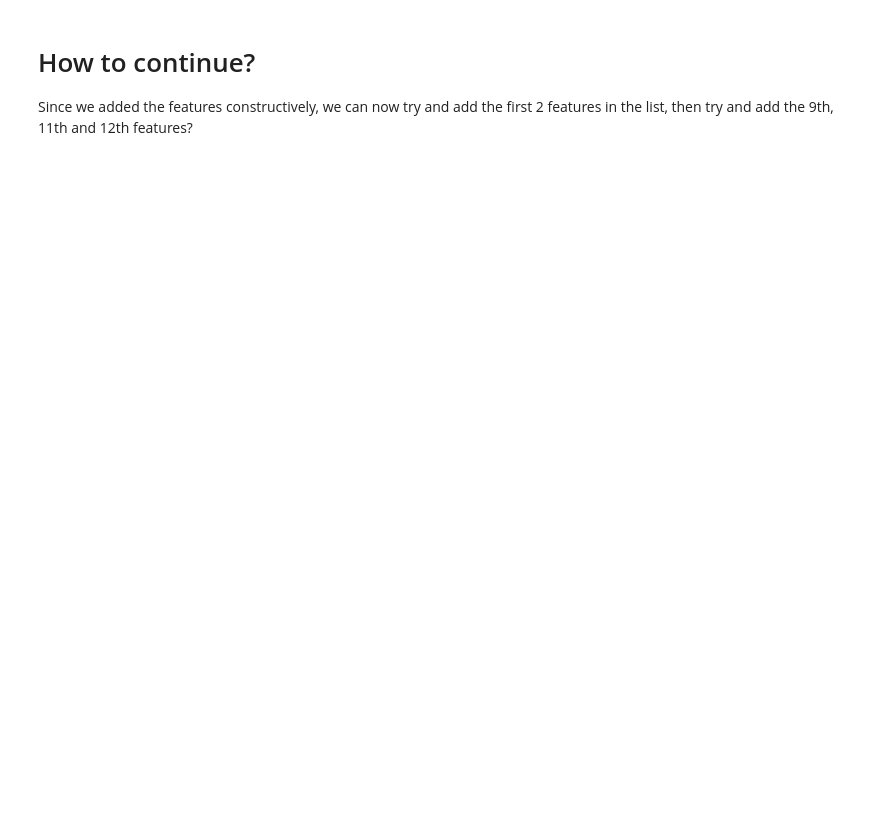
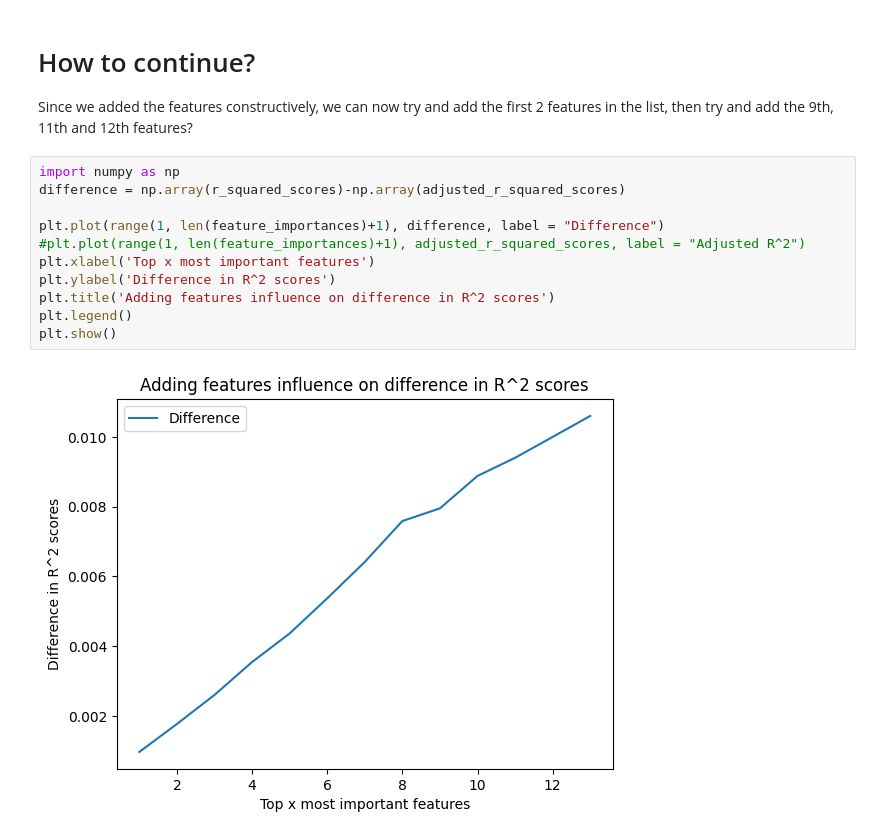
Before and after one commit to TheChickenAgent/ComputationalStatisticsKEN4258, a Jupyter notebook: BostonHousingNotebook.ipynb, the cells around one changed output. Saved outputs shown, nothing was run; the diff lists cells and outputs as text; blank space fills up the shorter version.

```diff
--- a/BostonHousingNotebook.ipynb
+++ b/BostonHousingNotebook.ipynb
@@ -226,3 +226,16 @@ plt.show()
 # How to continue?
 
 Since we added the features constructively, we can now try and add the first 2 features in the list, then try and add the 9th, 11th and 12th features?
+# %%
+import numpy as np
+difference = np.array(r_squared_scores)-np.array(adjusted_r_squared_scores)
+
+plt.plot(range(1, len(feature_importances)+1), difference, label = "Difference")
+#plt.plot(range(1, len(feature_importances)+1), adjusted_r_squared_scores, label = "Adjusted R^2")
+plt.xlabel('Top x most important features')
+plt.ylabel('Difference in R^2 scores')
+plt.title('Adding features influence on difference in R^2 scores')
+plt.legend()
+plt.show()
+# %% [output]
+[figure, added]
```
Also changed, not shown: parts of 1 cell of this notebook.
